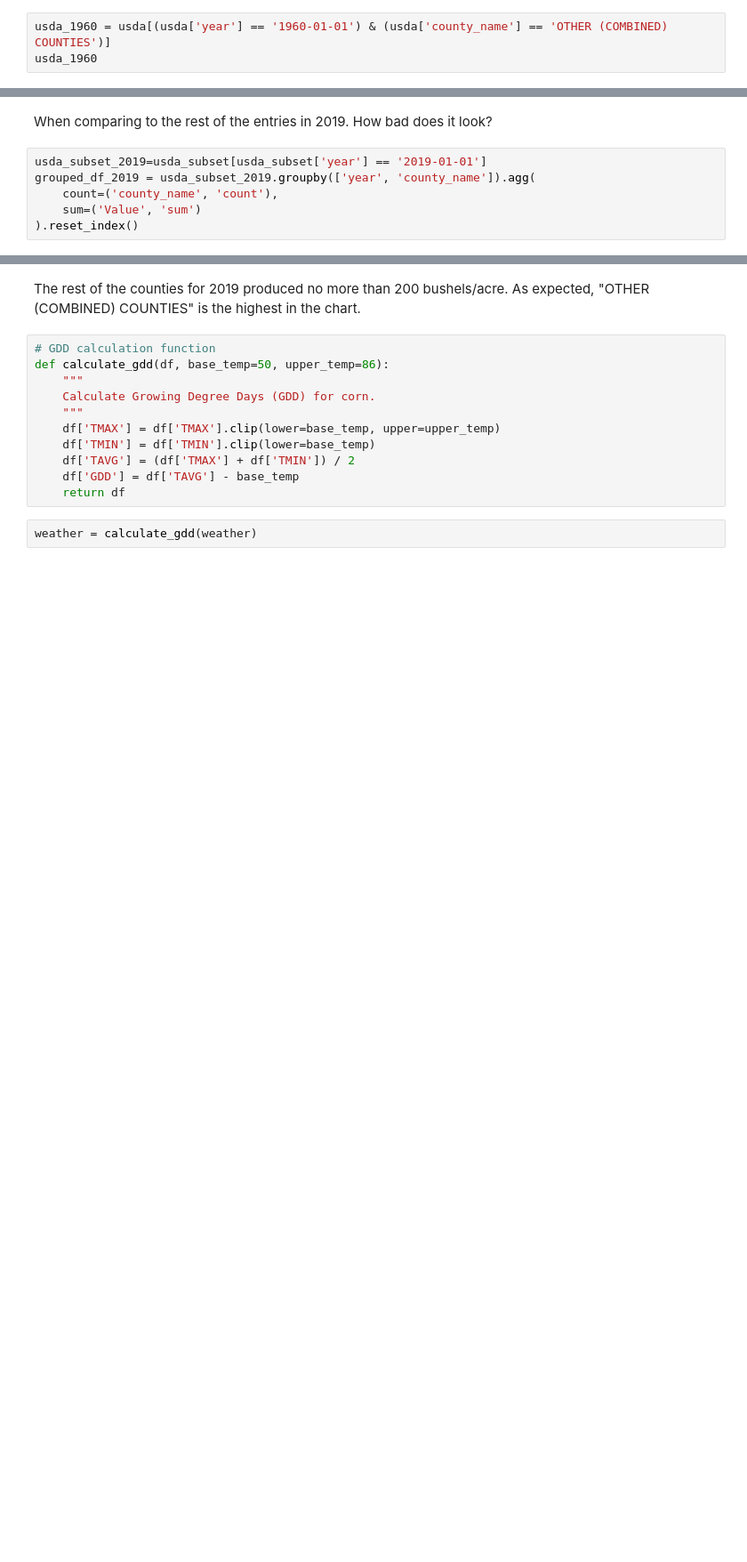
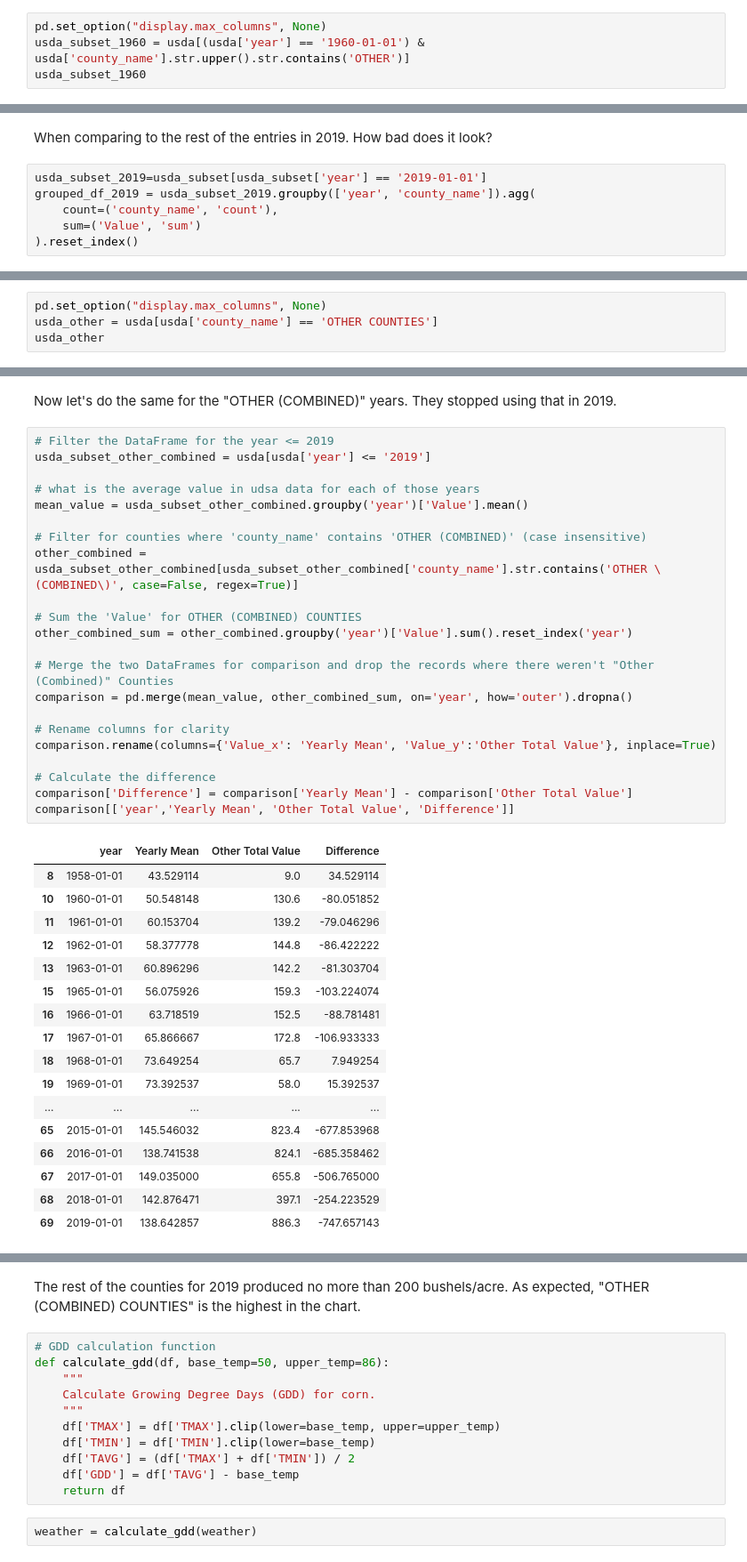
Before and after one commit to matthewchess/Milestone-1, a Jupyter notebook: analysis.ipynb, the cells around one changed output, grey strips where cells are left out. Shown: that part at 89% size. Drawn from its saved outputs; the diff is of its cells as text; blank space fills up the shorter version.

```diff
--- a/analysis.ipynb
+++ b/analysis.ipynb
@@ -129,3 +67,4 @@ Sure enough there are three dots over the "Other (Combined) Counties" mark. What
 # %%
-usda_1960 = usda[(usda['year'] == '1960-01-01') & (usda['county_name'] == 'OTHER (COMBINED) COUNTIES')]
-usda_1960
+pd.set_option("display.max_columns", None)
+usda_subset_1960 = usda[(usda['year'] == '1960-01-01') & usda['county_name'].str.upper().str.contains('OTHER')]
+usda_subset_1960
@@ -224,0 +174,4 @@ plt.show()
+# %%
+pd.set_option("display.max_columns", None)
+usda_other = usda[usda['county_name'] == 'OTHER COUNTIES']
+usda_other
@@ -224,0 +251,42 @@ plt.show()
+# %% [markdown]
+Now let's do the same for the "OTHER (COMBINED)" years. They stopped using that in 2019.
+# %%
+# Filter the DataFrame for the year <= 2019
+usda_subset_other_combined = usda[usda['year'] <= '2019']
+
+# what is the average value in udsa data for each of those years
+mean_value = usda_subset_other_combined.groupby('year')['Value'].mean()
+
+# Filter for counties where 'county_name' contains 'OTHER (COMBINED)' (case insensitive)
+other_combined = usda_subset_other_combined[usda_subset_other_combined['county_name'].str.contains('OTHER \(COMBINED\)', case=False, regex=True)]
+
+# Sum the 'Value' for OTHER (COMBINED) COUNTIES
+other_combined_sum = other_combined.groupby('year')['Value'].sum().reset_index('year')
+
+# Merge the two DataFrames for comparison and drop the records where there weren't "Other (Combined)" Counties
+comparison = pd.merge(mean_value, other_combined_sum, on='year', how='outer').dropna()
+
+# Rename columns for clarity
+comparison.rename(columns={'Value_x': 'Yearly Mean', 'Value_y':'Other Total Value'}, inplace=True)
+
+# Calculate the difference
+comparison['Difference'] = comparison['Yearly Mean'] - comparison['Other Total Value']
+comparison[['year','Yearly Mean', 'Other Total Value', 'Difference']]
+# %% [output]
+|  | year | Yearly Mean | Other Total Value | Difference |
+| 8 | 1958-01-01 | 43.529114 | 9.0 | 34.529114 |
+| 10 | 1960-01-01 | 50.548148 | 130.6 | -80.051852 |
+| 11 | 1961-01-01 | 60.153704 | 139.2 | -79.046296 |
+| 12 | 1962-01-01 | 58.377778 | 144.8 | -86.422222 |
+| 13 | 1963-01-01 | 60.896296 | 142.2 | -81.303704 |
+| 15 | 1965-01-01 | 56.075926 | 159.3 | -103.224074 |
+| 16 | 1966-01-01 | 63.718519 | 152.5 | -88.781481 |
+| 17 | 1967-01-01 | 65.866667 | 172.8 | -106.933333 |
+| 18 | 1968-01-01 | 73.649254 | 65.7 | 7.949254 |
+| 19 | 1969-01-01 | 73.392537 | 58.0 | 15.392537 |
+| ... | ... | ... | ... | ... |
+| 65 | 2015-01-01 | 145.546032 | 823.4 | -677.853968 |
+| 66 | 2016-01-01 | 138.741538 | 824.1 | -685.358462 |
+| 67 | 2017-01-01 | 149.035000 | 655.8 | -506.765000 |
+| 68 | 2018-01-01 | 142.876471 | 397.1 | -254.223529 |
+| 69 | 2019-01-01 | 138.642857 | 886.3 | -747.657143 |
```
Also changed, not shown: parts of 49 cells of this notebook.
